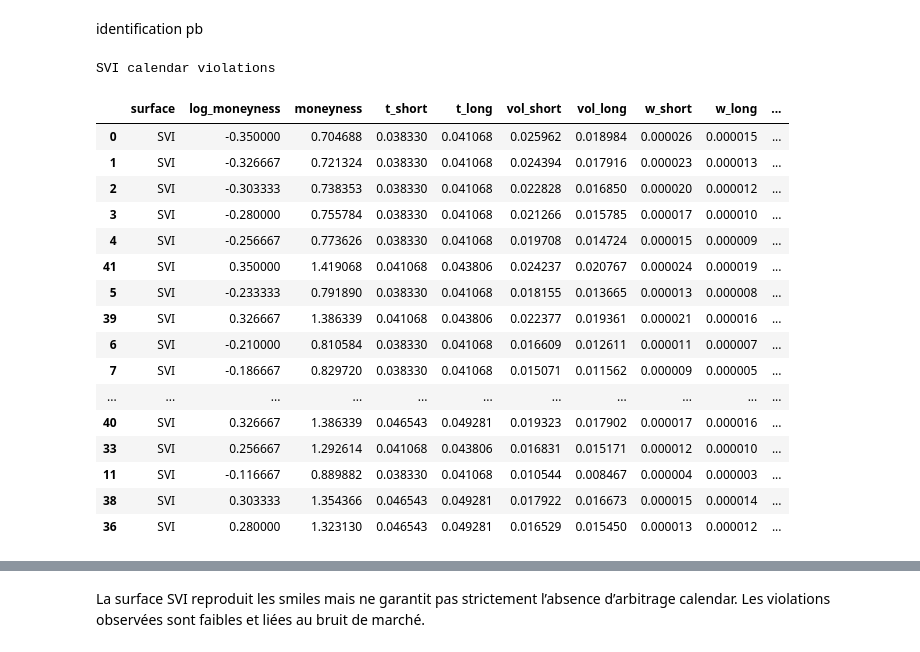
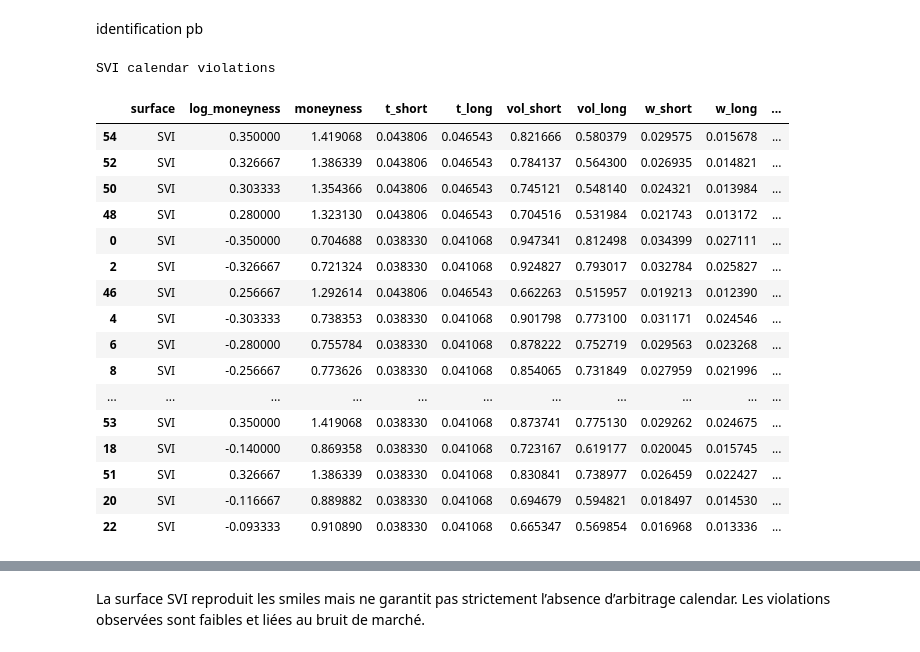
Before and after one commit to alixgrg/structured-products-pricer, a Jupyter notebook: notebooks/00_benchmark_pricer_v2_stabilized.ipynb, the cells around one changed output, grey strips where cells are left out. Drawn from its saved outputs; the diff is of its cells as text; code cells hidden in the pictures.

```diff
--- a/notebooks/00_benchmark_pricer_v2_stabilized.ipynb
+++ b/notebooks/00_benchmark_pricer_v2_stabilized.ipynb
@@ -1864,6 +2039,20 @@ SVIVolSurface(slices=(SVISlice(maturity=0.038329911019849415, params=SVIParamete
 # %% [markdown]
 identification pb
 # %%
+CALENDAR_VIOLATION_COLUMNS = [
+    "surface",
+    "log_moneyness",
+    "moneyness",
+    "t_short",
+    "t_long",
+    "vol_short",
+    "vol_long",
+    "w_short",
+    "w_long",
+    "calendar_gap",
+]
+
+
 def diagnose_calendar_violations(
     surface,
     *,
@@ -1878,15 +2067,14 @@ def diagnose_calendar_violations(
     log_moneyness_grid = np.asarray(log_moneyness_grid, dtype=float)
 
     for k in log_moneyness_grid:
-        vols = np.array(
+        total_variance = np.array(
             [
                 surface.total_variance(float(t), float(k))
                 for t in maturities
             ],
             dtype=float,
         )
-
-        total_variance = vols**2 * maturities
+        vols = np.sqrt(np.maximum(total_variance, 1e-14) / np.maximum(maturities, 1e-14))
         diffs = np.diff(total_variance)
 
         for i, diff in enumerate(diffs):
@@ -1894,62 +2082,69 @@ def diagnose_calendar_violations(
                 rows.append(
                     {
                         "surface": label,
-                        "log_moneyness": k,
+                        "log_moneyness": float(k),
                         "moneyness": float(np.exp(k)),
-                        "t_short": maturities[i],
-                        "t_long": maturities[i + 1],
-                        "vol_short": vols[i],
-                        "vol_long": vols[i + 1],
-                        "w_short": total_variance[i],
-                        "w_long": total_variance[i + 1],
-                        "calendar_gap": diff,
+                        "t_short": float(maturities[i]),
+                        "t_long": float(maturities[i + 1]),
+                        "vol_short": float(vols[i]),
+                        "vol_long": float(vols[i + 1]),
+                        "w_short": float(total_variance[i]),
+                        "w_long": float(total_variance[i + 1]),
+                        "calendar_gap": float(diff),
                     }
                 )
 
-    return pd.DataFrame(rows)
+    return pd.DataFrame(rows, columns=CALENDAR_VIOLATION_COLUMNS)
+
+
+def display_calendar_violations(violations: pd.DataFrame, label: str) -> None:
+    print(f"{label} calendar violations")
+    if violations.empty:
+        print(f"No {label} calendar violations on the diagnostic grid.")
+        display(pd.DataFrame(columns=CALENDAR_VIOLATION_COLUMNS))
+        return
+    display(violations.sort_values("calendar_gap").head(20))
 
 
 if svi_surface is not None and calibrated_quotes is not None:
     maturity_grid = np.sort(calibrated_quotes["time_to_maturity_years"].unique())
     k_grid = np.linspace(-0.35, 0.35, 31)
 
     svi_calendar_violations = diagnose_calendar_violations(
         svi_surface,
         maturities=maturity_grid,
         log_moneyness_grid=k_grid,
         label="SVI",
     )
 
-    print("SVI calendar violations")
-    display(svi_calendar_violations.sort_values("calendar_gap").head(20))
+    display_calendar_violations(svi_calendar_violations, "SVI")
 
 if ssvi_surface is not None and calibrated_quotes is not None:
     ssvi_calendar_violations = diagnose_calendar_violations(
         ssvi_surface,
         maturities=maturity_grid,
         log_moneyness_grid=k_grid,
         label="SSVI",
     )
 
-    print("SSVI calendar violations")
-    display(ssvi_calendar_violations.sort_values("calendar_gap").head(20))
+    display_calendar_violations(ssvi_calendar_violations, "SSVI")
 # %% [output]
 SVI calendar violations
 |  | surface | log_moneyness | moneyness | t_short | t_long | vol_short | vol_long | w_short | w_long | ... |
-| 0 | SVI | -0.350000 | 0.704688 | 0.038330 | 0.041068 | 0.025962 | 0.018984 | 0.000026 | 0.000015 | ... |
-| 1 | SVI | -0.326667 | 0.721324 | 0.038330 | 0.041068 | 0.024394 | 0.017916 | 0.000023 | 0.000013 | ... |
-| 2 | SVI | -0.303333 | 0.738353 | 0.038330 | 0.041068 | 0.022828 | 0.016850 | 0.000020 | 0.000012 | ... |
-| 3 | SVI | -0.280000 | 0.755784 | 0.038330 | 0.041068 | 0.021266 | 0.015785 | 0.000017 | 0.000010 | ... |
-| 4 | SVI | -0.256667 | 0.773626 | 0.038330 | 0.041068 | 0.019708 | 0.014724 | 0.000015 | 0.000009 | ... |
-| 41 | SVI | 0.350000 | 1.419068 | 0.041068 | 0.043806 | 0.024237 | 0.020767 | 0.000024 | 0.000019 | ... |
-| 5 | SVI | -0.233333 | 0.791890 | 0.038330 | 0.041068 | 0.018155 | 0.013665 | 0.000013 | 0.000008 | ... |
-| 39 | SVI | 0.326667 | 1.386339 | 0.041068 | 0.043806 | 0.022377 | 0.019361 | 0.000021 | 0.000016 | ... |
-| 6 | SVI | -0.210000 | 0.810584 | 0.038330 | 0.041068 | 0.016609 | 0.012611 | 0.000011 | 0.000007 | ... |
-| 7 | SVI | -0.186667 | 0.829720 | 0.038330 | 0.041068 | 0.015071 | 0.011562 | 0.000009 | 0.000005 | ... |
+| 54 | SVI | 0.350000 | 1.419068 | 0.043806 | 0.046543 | 0.821666 | 0.580379 | 0.029575 | 0.015678 | ... |
+| 52 | SVI | 0.326667 | 1.386339 | 0.043806 | 0.046543 | 0.784137 | 0.564300 | 0.026935 | 0.014821 | ... |
+| 50 | SVI | 0.303333 | 1.354366 | 0.043806 | 0.046543 | 0.745121 | 0.548140 | 0.024321 | 0.013984 | ... |
+| 48 | SVI | 0.280000 | 1.323130 | 0.043806 | 0.046543 | 0.704516 | 0.531984 | 0.021743 | 0.013172 | ... |
+| 0 | SVI | -0.350000 | 0.704688 | 0.038330 | 0.041068 | 0.947341 | 0.812498 | 0.034399 | 0.027111 | ... |
+| 2 | SVI | -0.326667 | 0.721324 | 0.038330 | 0.041068 | 0.924827 | 0.793017 | 0.032784 | 0.025827 | ... |
+| 46 | SVI | 0.256667 | 1.292614 | 0.043806 | 0.046543 | 0.662263 | 0.515957 | 0.019213 | 0.012390 | ... |
+| 4 | SVI | -0.303333 | 0.738353 | 0.038330 | 0.041068 | 0.901798 | 0.773100 | 0.031171 | 0.024546 | ... |
+| 6 | SVI | -0.280000 | 0.755784 | 0.038330 | 0.041068 | 0.878222 | 0.752719 | 0.029563 | 0.023268 | ... |
+| 8 | SVI | -0.256667 | 0.773626 | 0.038330 | 0.041068 | 0.854065 | 0.731849 | 0.027959 | 0.021996 | ... |
 | ... | ... | ... | ... | ... | ... | ... | ... | ... | ... | ... |
-| 40 | SVI | 0.326667 | 1.386339 | 0.046543 | 0.049281 | 0.019323 | 0.017902 | 0.000017 | 0.000016 | ... |
-| 33 | SVI | 0.256667 | 1.292614 | 0.041068 | 0.043806 | 0.016831 | 0.015171 | 0.000012 | 0.000010 | ... |
-| 11 | SVI | -0.116667 | 0.889882 | 0.038330 | 0.041068 | 0.010544 | 0.008467 | 0.000004 | 0.000003 | ... |
-| 38 | SVI | 0.303333 | 1.354366 | 0.046543 | 0.049281 | 0.017922 | 0.016673 | 0.000015 | 0.000014 | ... |
-| 36 | SVI | 0.280000 | 1.323130 | 0.046543 | 0.049281 | 0.016529 | 0.015450 | 0.000013 | 0.000012 | ... |
+| 53 | SVI | 0.350000 | 1.419068 | 0.038330 | 0.041068 | 0.873741 | 0.775130 | 0.029262 | 0.024675 | ... |
+| 18 | SVI | -0.140000 | 0.869358 | 0.038330 | 0.041068 | 0.723167 | 0.619177 | 0.020045 | 0.015745 | ... |
+| 51 | SVI | 0.326667 | 1.386339 | 0.038330 | 0.041068 | 0.830841 | 0.738977 | 0.026459 | 0.022427 | ... |
+| 20 | SVI | -0.116667 | 0.889882 | 0.038330 | 0.041068 | 0.694679 | 0.594821 | 0.018497 | 0.014530 | ... |
+| 22 | SVI | -0.093333 | 0.910890 | 0.038330 | 0.041068 | 0.665347 | 0.569854 | 0.016968 | 0.013336 | ... |
 SSVI calendar violations
```
Also changed, not shown: parts of 23 cells of this notebook, 32 other files.
